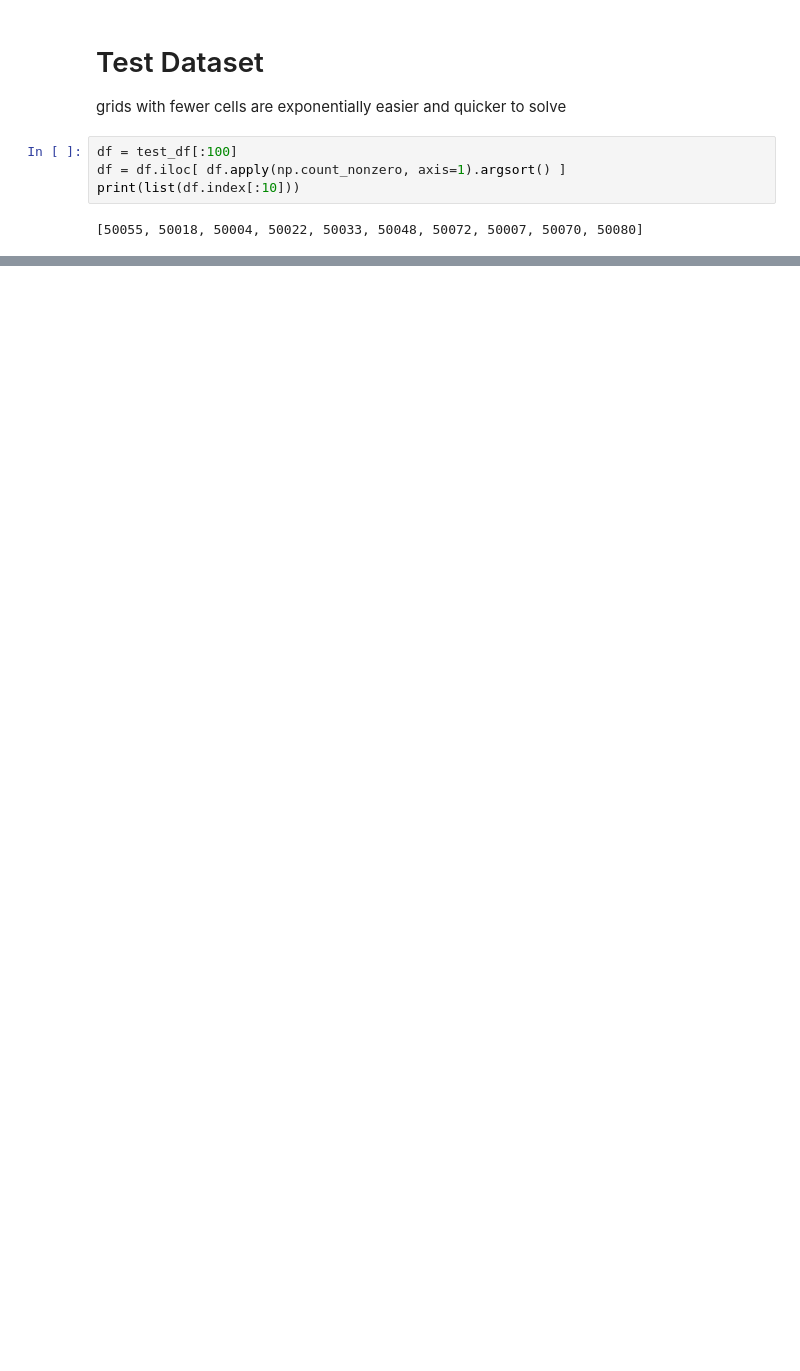
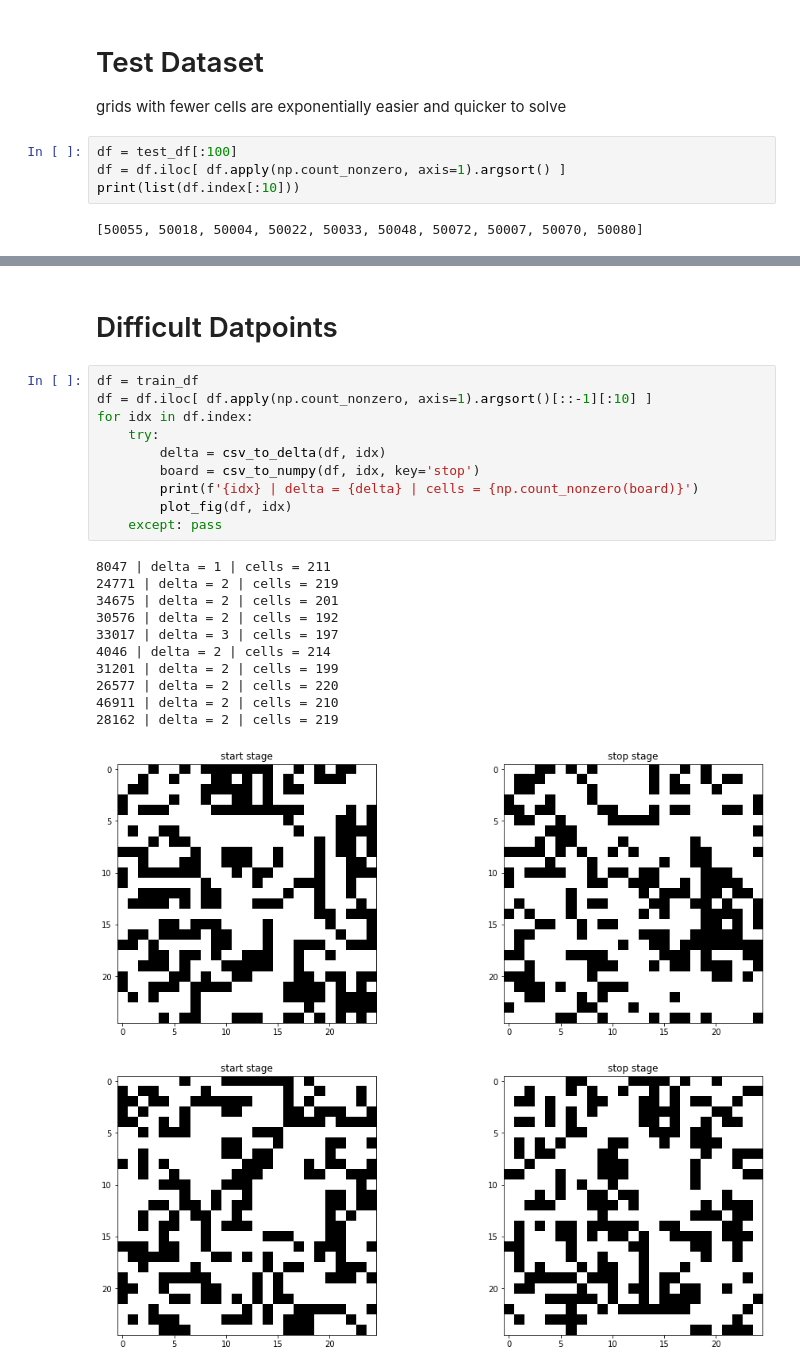
Before and after one commit to JamesMcGuigan/ai-games, a Jupyter notebook: puzzles/game_of_life/constraint_satisfaction/z3_solver.ipynb, the cells around one changed output, grey strips where cells are left out. Saved outputs shown, nothing was run; the diff lists cells and outputs as text; blank space fills up the shorter version.

```diff
--- a/puzzles/game_of_life/constraint_satisfaction/z3_solver.ipynb
+++ b/puzzles/game_of_life/constraint_satisfaction/z3_solver.ipynb
@@ -138,3 +142,28 @@ test_df.loc[50080] | delta = 2 | cells = 11 | time =  3.8s
 [figure]
 [figure]
 [figure]
+# %% [markdown]
+# Difficult Datpoints
+# %%
+df = train_df
+df = df.iloc[ df.apply(np.count_nonzero, axis=1).argsort()[::-1][:10] ]
+for idx in df.index:
+    try:
+        delta = csv_to_delta(df, idx)
+        board = csv_to_numpy(df, idx, key='stop')
+        print(f'{idx} | delta = {delta} | cells = {np.count_nonzero(board)}')
+        plot_fig(df, idx)
+    except: pass
+# %% [output]
+8047 | delta = 1 | cells = 211
+24771 | delta = 2 | cells = 219
+34675 | delta = 2 | cells = 201
+30576 | delta = 2 | cells = 192
+33017 | delta = 3 | cells = 197
+4046 | delta = 2 | cells = 214
+31201 | delta = 2 | cells = 199
+26577 | delta = 2 | cells = 220
+46911 | delta = 2 | cells = 210
+28162 | delta = 2 | cells = 219
+[figure, added]
+[figure, added]
```
Also changed, not shown: parts of 4 cells of this notebook, 5 other files.
